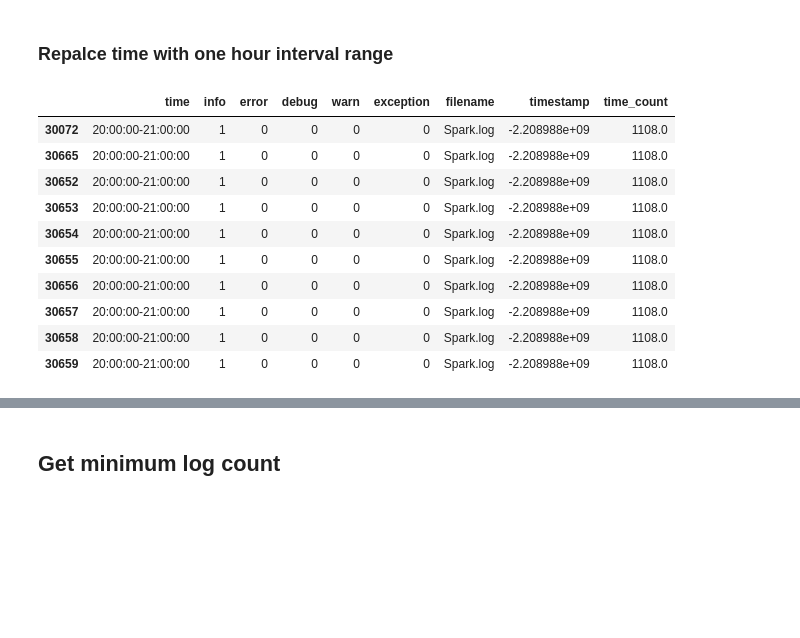
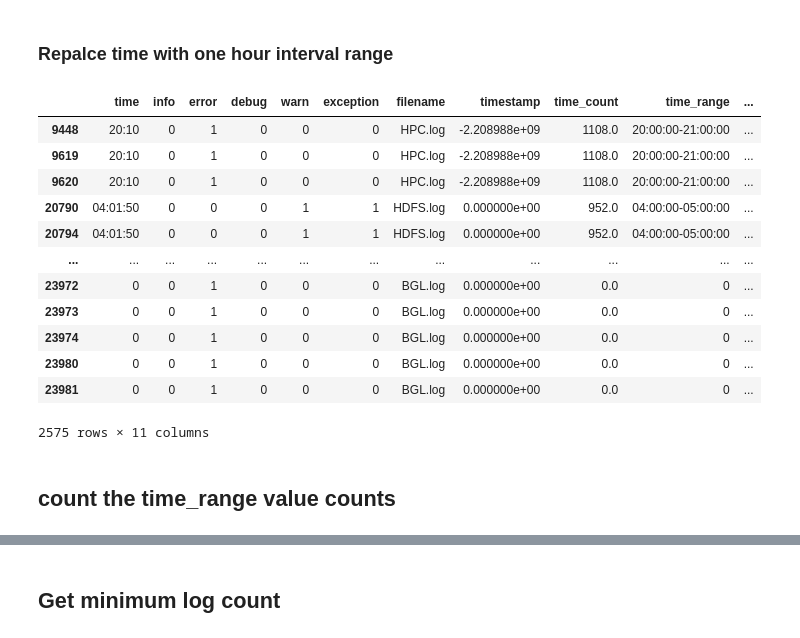
Before and after one commit to rvirjn/sddc_lcm, a Jupyter notebook: main.ipynb, the cells around one changed output, grey strips where cells are left out. Saved outputs shown, nothing was run; the diff lists cells and outputs as text; code cells hidden in the pictures; blank space fills up the shorter version.

```diff
--- a/main.ipynb
+++ b/main.ipynb
@@ -469,0 +460,3 @@ dtype: int64
+# %%
+df = df.loc[(df['error'] == 1) | (df['exception'] == 1)]
+df
@@ -471,0 +499,3 @@ dtype: int64
+# %%
+df['time_range'] = 0
+df['time_range_count'] = 0
@@ -501,14 +558,18 @@ df.loc[df['time'].str.startswith("24:") == True, 'time'] = '24:00:00-00:00:00'
 # %%
-df.head(10)
+df
 # %% [output]
-|  | time | info | error | debug | warn | exception | filename | timestamp | time_count |
-| 30072 | 20:00:00-21:00:00 | 1 | 0 | 0 | 0 | 0 | Spark.log | -2.208988e+09 | 1108.0 |
-| 30665 | 20:00:00-21:00:00 | 1 | 0 | 0 | 0 | 0 | Spark.log | -2.208988e+09 | 1108.0 |
-| 30652 | 20:00:00-21:00:00 | 1 | 0 | 0 | 0 | 0 | Spark.log | -2.208988e+09 | 1108.0 |
-| 30653 | 20:00:00-21:00:00 | 1 | 0 | 0 | 0 | 0 | Spark.log | -2.208988e+09 | 1108.0 |
-| 30654 | 20:00:00-21:00:00 | 1 | 0 | 0 | 0 | 0 | Spark.log | -2.208988e+09 | 1108.0 |
-| 30655 | 20:00:00-21:00:00 | 1 | 0 | 0 | 0 | 0 | Spark.log | -2.208988e+09 | 1108.0 |
-| 30656 | 20:00:00-21:00:00 | 1 | 0 | 0 | 0 | 0 | Spark.log | -2.208988e+09 | 1108.0 |
-| 30657 | 20:00:00-21:00:00 | 1 | 0 | 0 | 0 | 0 | Spark.log | -2.208988e+09 | 1108.0 |
-| 30658 | 20:00:00-21:00:00 | 1 | 0 | 0 | 0 | 0 | Spark.log | -2.208988e+09 | 1108.0 |
-| 30659 | 20:00:00-21:00:00 | 1 | 0 | 0 | 0 | 0 | Spark.log | -2.208988e+09 | 1108.0 |
+|  | time | info | error | debug | warn | exception | filename | timestamp | time_count | time_range | ... |
+| 9448 | 20:10 | 0 | 1 | 0 | 0 | 0 | HPC.log | -2.208988e+09 | 1108.0 | 20:00:00-21:00:00 | ... |
+| 9619 | 20:10 | 0 | 1 | 0 | 0 | 0 | HPC.log | -2.208988e+09 | 1108.0 | 20:00:00-21:00:00 | ... |
+| 9620 | 20:10 | 0 | 1 | 0 | 0 | 0 | HPC.log | -2.208988e+09 | 1108.0 | 20:00:00-21:00:00 | ... |
+| 20790 | 04:01:50 | 0 | 0 | 0 | 1 | 1 | HDFS.log | 0.000000e+00 | 952.0 | 04:00:00-05:00:00 | ... |
+| 20794 | 04:01:50 | 0 | 0 | 0 | 1 | 1 | HDFS.log | 0.000000e+00 | 952.0 | 04:00:00-05:00:00 | ... |
+| ... | ... | ... | ... | ... | ... | ... | ... | ... | ... | ... | ... |
+| 23972 | 0 | 0 | 1 | 0 | 0 | 0 | BGL.log | 0.000000e+00 | 0.0 | 0 | ... |
+| 23973 | 0 | 0 | 1 | 0 | 0 | 0 | BGL.log | 0.000000e+00 | 0.0 | 0 | ... |
+| 23974 | 0 | 0 | 1 | 0 | 0 | 0 | BGL.log | 0.000000e+00 | 0.0 | 0 | ... |
+| 23980 | 0 | 0 | 1 | 0 | 0 | 0 | BGL.log | 0.000000e+00 | 0.0 | 0 | ... |
+| 23981 | 0 | 0 | 1 | 0 | 0 | 0 | BGL.log | 0.000000e+00 | 0.0 | 0 | ... |
+2575 rows × 11 columns
+# %% [markdown]
+## count the time_range value counts
```
Also changed, not shown: parts of 33 cells of this notebook.
